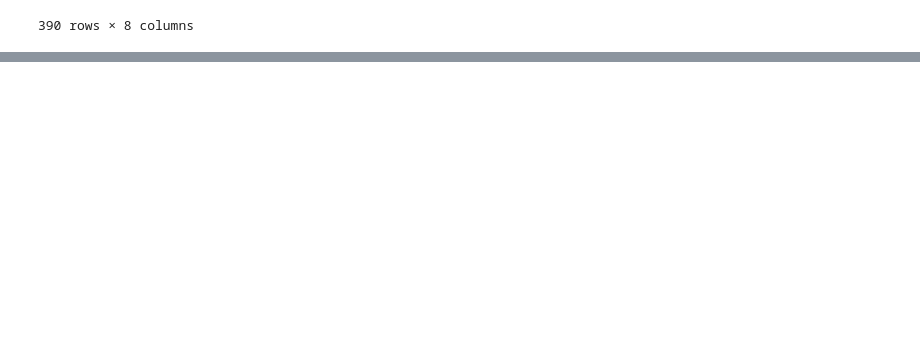
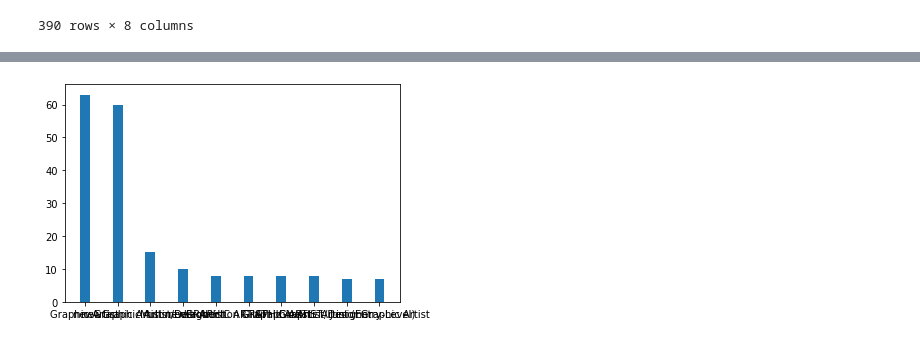
Before and after one commit to jvicrosario1106/husay_project_task, a Jupyter notebook: Data Analysis/analysis_artist_indeed.ipynb, the cells around one changed output, grey strips where cells are left out. Drawn from its saved outputs; the diff is of its cells as text; code cells hidden in the pictures; blank space fills up the shorter version.

```diff
--- a/Data Analysis/analysis_artist_indeed.ipynb
+++ b/Data Analysis/analysis_artist_indeed.ipynb
@@ -60,0 +75,5 @@ plt.show()
+# %%
+plt.bar(title.index, title.values,width=0.3)
+plt.show()
+# %% [output]
+[figure, added]
```
Also changed, not shown: parts of 3 cells of this notebook.
